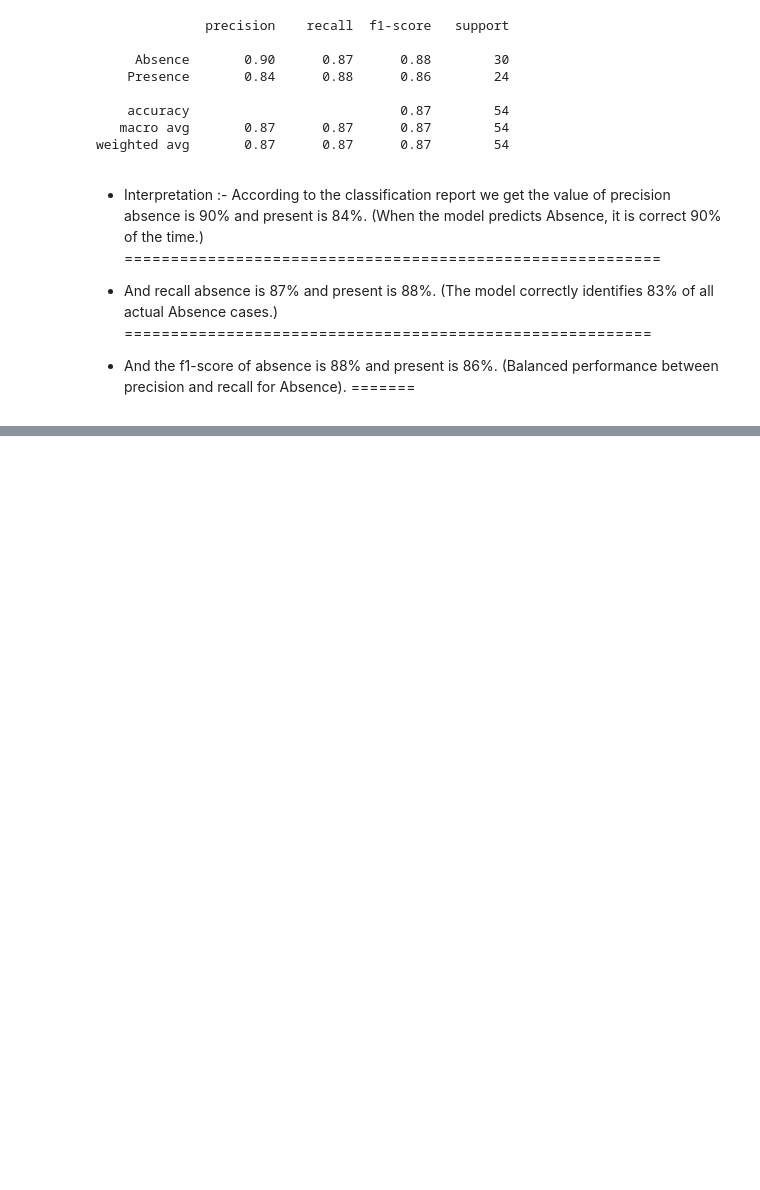
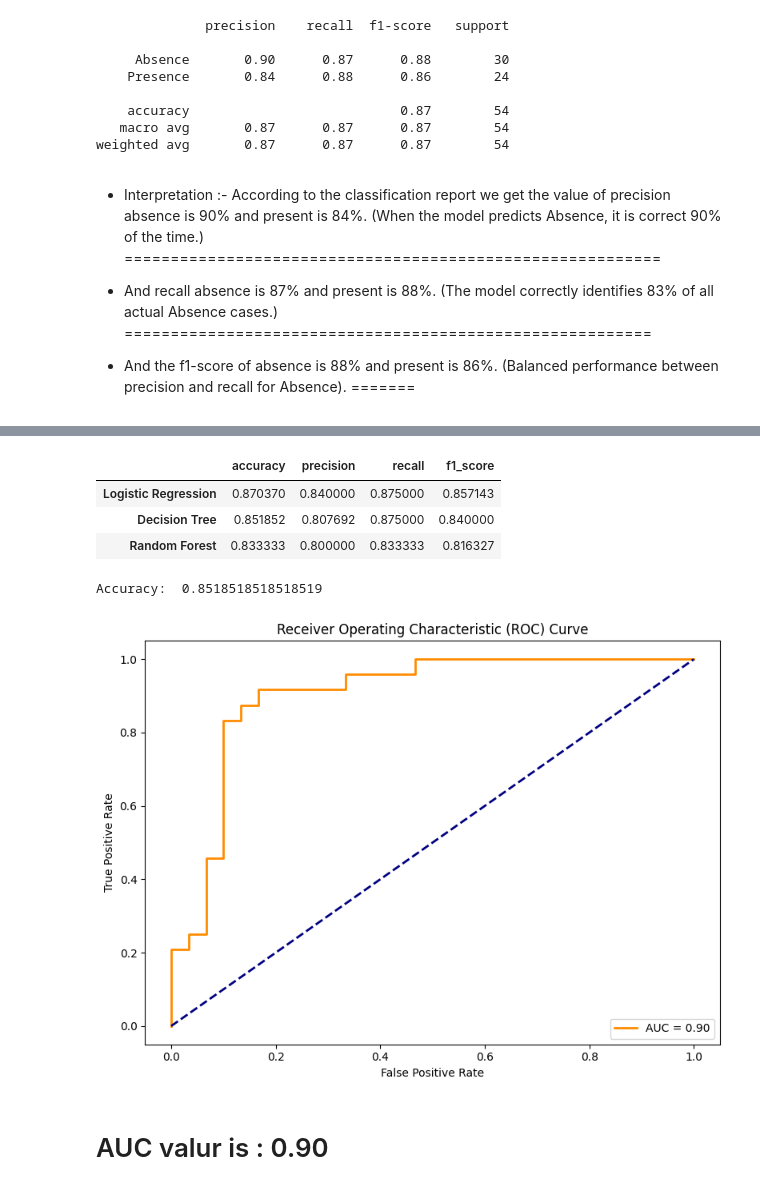
Before and after one commit to amrit100612/Internship-program_26, a Jupyter notebook: Day_14.ipynb, the cells around one changed output, grey strips where cells are left out. Drawn from its saved outputs; the diff is of its cells as text; code cells hidden in the pictures; blank space fills up the shorter version.

```diff
--- a/Day_14.ipynb
+++ b/Day_14.ipynb
@@ -409,0 +485,38 @@ weighted avg       0.87      0.87      0.87        54
+# %%
+results_df = pd.DataFrame(results).T
+results_df
+# %% [output]
+|  | accuracy | precision | recall | f1_score |
+| Logistic Regression | 0.870370 | 0.840000 | 0.875000 | 0.857143 |
+| Decision Tree | 0.851852 | 0.807692 | 0.875000 | 0.840000 |
+| Random Forest | 0.833333 | 0.800000 | 0.833333 | 0.816327 |
+# %%
+from sklearn.svm import SVC
+
+clf= SVC(kernel='linear',C=0.1)
+clf.fit(X_train,y_train)
+y_pred = clf.predict(X_test)
+print('Accuracy: ',accuracy_score(y_test,y_pred))
+# %% [output]
+Accuracy:  0.8518518518518519
+# %%
+from sklearn.metrics import roc_curve, auc
+import matplotlib.pyplot as plt
+
+y_pred_proba = model.predict_proba(X_test)[:,1]
+fpr, tpr, thresholds = roc_curve(y_test, y_pred_proba, pos_label='Presence')
+roc_auc= auc(fpr, tpr)
+plt.figure(figsize=(8, 6))
+plt.plot(fpr, tpr, color='darkorange', lw=2, label=f"AUC = {roc_auc:.2f}")
+plt.plot([0, 1], [0, 1], color='navy', lw=2, linestyle='--')
+plt.title('Receiver Operating Characteristic (ROC) Curve')
+plt.xlabel('False Positive Rate')
+plt.ylabel('True Positive Rate')
+plt.legend(loc="lower right")
+plt.tight_layout()
+plt.show()
+# %% [output]
+[figure, added]
+# %% [markdown]
+AUC valur is : 0.90
+===================================
```
Also changed, not shown: parts of 24 cells of this notebook.
